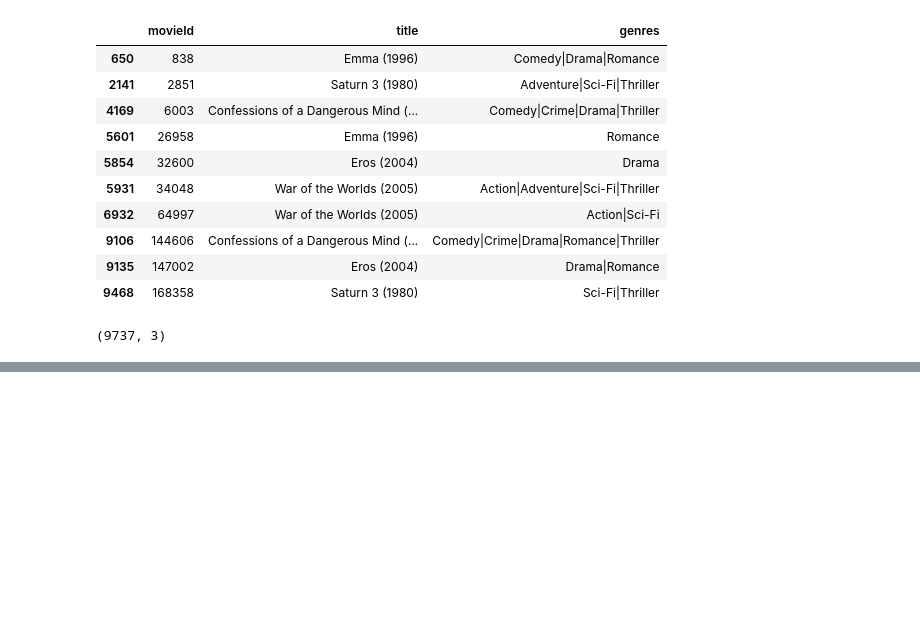
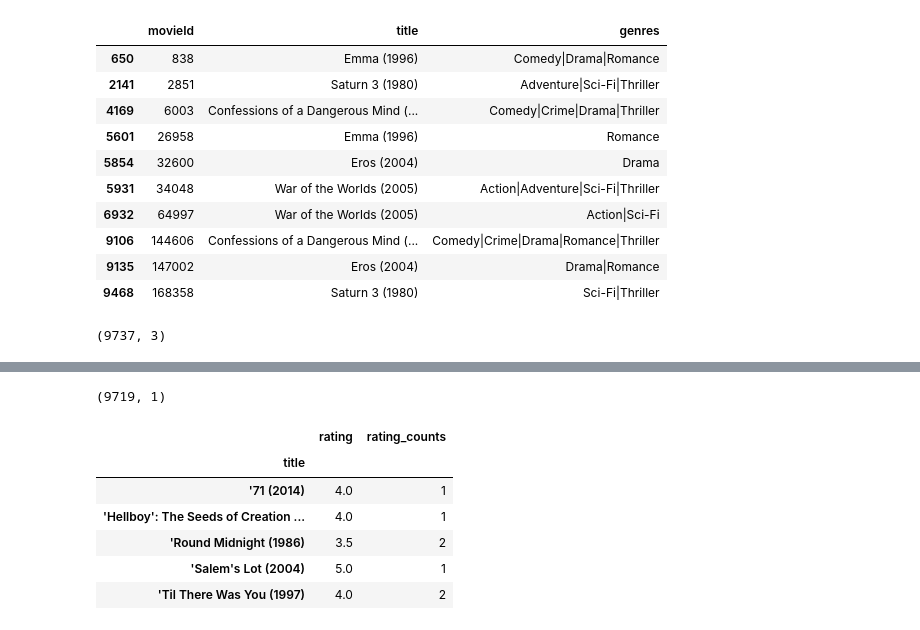
Before and after one commit to jagan-singh/movie_recommendation, a Jupyter notebook: project.ipynb, the cells around one changed output, grey strips where cells are left out. Drawn from its saved outputs; the diff is of its cells as text; code cells hidden in the pictures; blank space fills up the shorter version.

```diff
--- a/project.ipynb
+++ b/project.ipynb
@@ -89,0 +95,4 @@ pd.merge(movies, ratings, on = 'movieId')
+# %%
+df.shape
+# %% [output]
+(9719, 1)
@@ -89,0 +101,10 @@ pd.merge(movies, ratings, on = 'movieId')
+# %%
+df.head()
+# %% [output]
+|  | rating | rating_counts |
+| title |  |  |
+| '71 (2014) | 4.0 | 1 |
+| 'Hellboy': The Seeds of Creation ... | 4.0 | 1 |
+| 'Round Midnight (1986) | 3.5 | 2 |
+| 'Salem's Lot (2004) | 5.0 | 1 |
+| 'Til There Was You (1997) | 4.0 | 2 |
```
Also changed, not shown: parts of 13 cells of this notebook.
